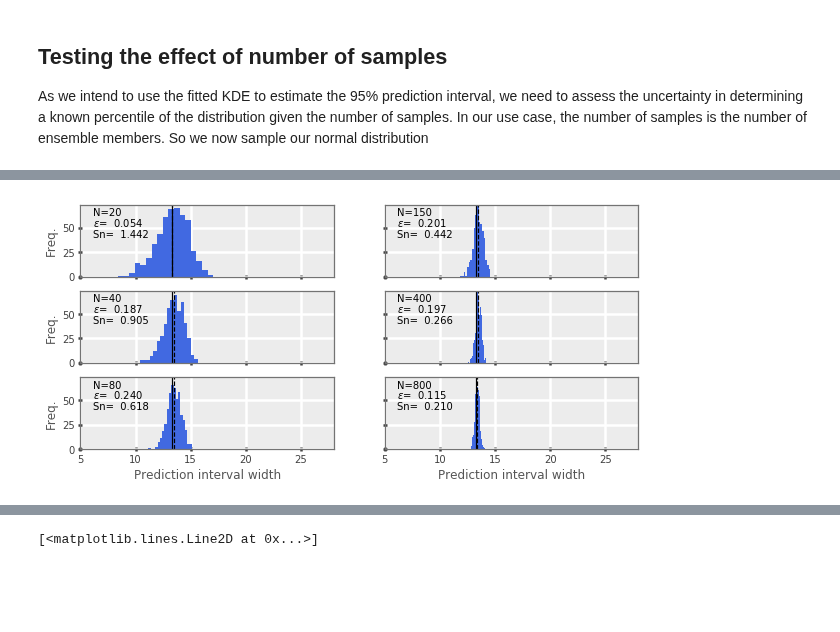
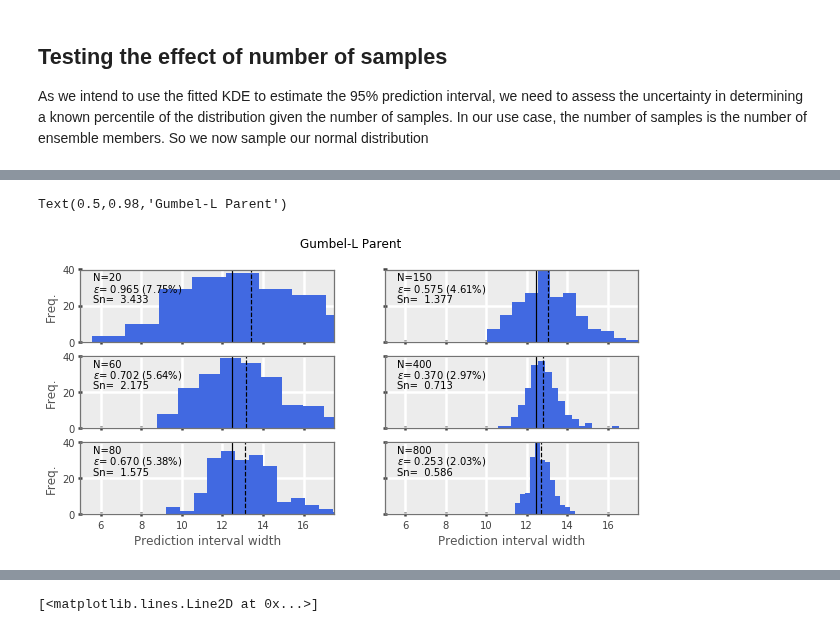
Before and after one commit to drsteve/Notebooks, a Jupyter notebook: Points for KDE determination of CI.ipynb, the cells around one changed output, grey strips where cells are left out. Saved outputs shown, nothing was run; the diff lists cells and outputs as text; code cells hidden in the pictures; blank space fills up the shorter version.

Commit message:
CI_determination: updated so version in repo has results for different parents

```diff
--- a/Points for KDE determination of CI.ipynb
+++ b/Points for KDE determination of CI.ipynb
@@ -39,0 +86,24 @@ def bwscott1d(data):
+# %%
+fig = plt.figure()
+ax = fig.add_subplot(111)
+ax2 = ax.twinx()
+ax2.grid(False)
+for idx, xval in enumerate(dist_dict['Gaussian'].interval(0.9)):
+    if idx==0:
+        ax2.vlines(xval, 0, 1, linestyles='dashed', colors='black', label='Theoretical\n2.5%/97.5%')
+    else:
+        ax2.vlines(xval, 0, 1, linestyles='dashed', colors='black')
+pkde = scipy.stats.gaussian_kde(lowbound, bw_method=bwscott1d(data, scale=0.8))
+ax2.fill_between(xarr,pkde.pdf(xarr), color='grey', alpha=0.5, label='Empirical\n2.5%/97.5%')
+pkde = scipy.stats.gaussian_kde(highbound, bw_method=bwscott1d(data, scale=0.8))
+ax2.fill_between(xarr,pkde.pdf(xarr), color='grey', alpha=0.5)
+ax2.set_ylim([0,1])
+ax.plot(xarr, kde.pdf(xarr), color='darkslateblue', label='KDE', zorder=99)
+ax.plot(xarr, dist_dict['Gaussian'].pdf(xarr), color='royalblue', linestyle='dashed', label='Parent', zorder=91)
+ax.set_xlim([-45,5])
+ax.set_xlabel('Simulated Dst distribution')
+ax.set_ylabel('Probability density')
+ax.set_ylim([0,0.2])
+ax.legend(loc='upper left')
+plt.suptitle('Gaussian Parent')
+ax2.legend(loc='upper right')
@@ -40,30 +177,35 @@ def bwscott1d(data):
 # %%
 fig, axes = plt.subplots(nrows=3, ncols=2, sharex=True, sharey=True, squeeze=True, figsize=(10,4.5))
 axes = axes.T.ravel()
 func025 = lambda x: kde.integrate_box_1d(-400, x)-0.025
 func975 = lambda x: kde.integrate_box_1d(-400, x)-0.975
-for idx, npt in enumerate([20, 40, 80, 150, 400, 800]):
-    lowbound, highbound, width = [], [], []
-    for it in range(500):
-        #data = scipy.stats.gumbel_l.rvs(loc=nmean, scale=stddev, size=npt)
-        data = scipy.stats.tukeylambda.rvs(0.5, loc=nmean, scale=stddev, size=npt)
-        kde = scipy.stats.gaussian_kde(data, bw_method=bwscott1d(data))
+
+n025, n975 = dist_dict['Gumbel-L'].interval(0.95)
+nwidth = n975-n025
+for idx, npt in enumerate([20, 60, 80, 150, 400, 800]):
+    lowbound, highbound, width, std = [], [], [], []
+    for it in range(200):
+        data = dist_dict['Gumbel-L'].rvs(size=npt)
+        std.append(data.std())
+        kde = scipy.stats.gaussian_kde(data, bw_method=bwscott1d(data, scale=0.75))
         p025 = scipy.optimize.brentq(func025, -100, 40)
         p975 = scipy.optimize.brentq(func975, -100, 40)
         lowbound.append(p025)
         highbound.append(p975)
         width.append(p975-p025)
     binw, nbins = tb.binHisto(width)
     axes[idx].hist(width, bins=int(nbins))
     axes[idx].text(0.05, 0.85, 'N={}'.format(npt), transform=axes[idx].transAxes)
     axes[idx].set_xlim([5, 7*stddev])
     ylim = axes[idx].get_ylim()[1]
     axes[idx].vlines(nwidth, 0, ylim)
     axes[idx].vlines(np.mean(width), 0, ylim, linestyles='dashed')
-    axes[idx].text(0.05, 0.7, '$\epsilon$={:7.3f}'.format(np.abs(nwidth-np.mean(width))), transform=axes[idx].transAxes)
+    axes[idx].text(0.05, 0.7, '$\epsilon$={:6.3f} ({:4.2f}%)'.format(np.abs(nwidth-np.mean(width)), 100*np.abs(nwidth-np.mean(width))/nwidth), transform=axes[idx].transAxes)
     axes[idx].text(0.05, 0.55, 'Sn={:7.3f}'.format(verify.Sn(width)), transform=axes[idx].transAxes)
     axes[idx].set_ylim([0, ylim])
     if idx<=2: axes[idx].set_ylabel('Freq.')
     if idx==2 or idx==5: axes[idx].set_xlabel('Prediction interval width')
+plt.suptitle('Gumbel-L Parent')
 # %% [output]
+Text(0.5,0.98,'Gumbel-L Parent')
-[figure, old version]
+[figure, new version]
```
Also changed, not shown: parts of 16 cells of this notebook.
